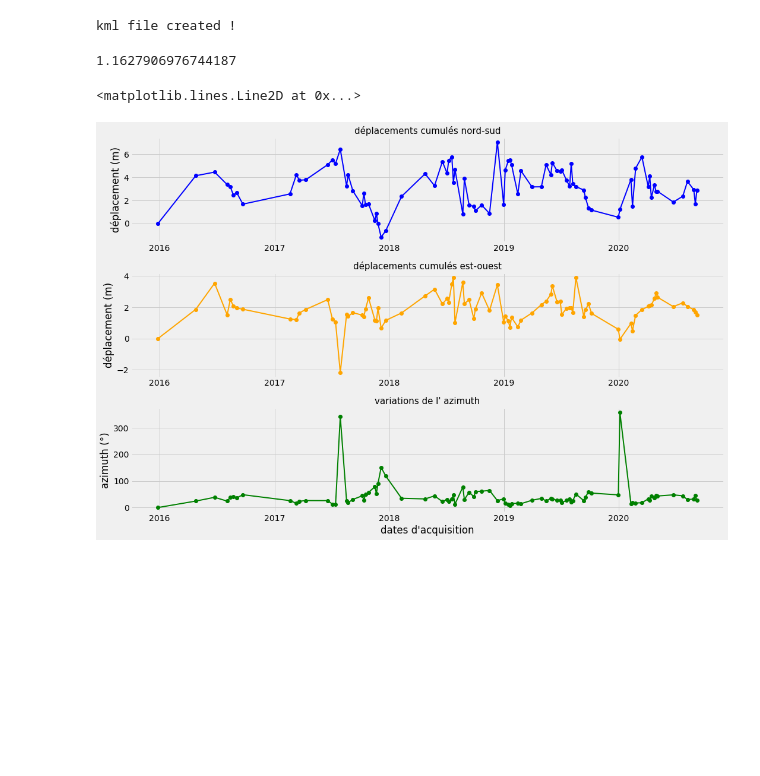
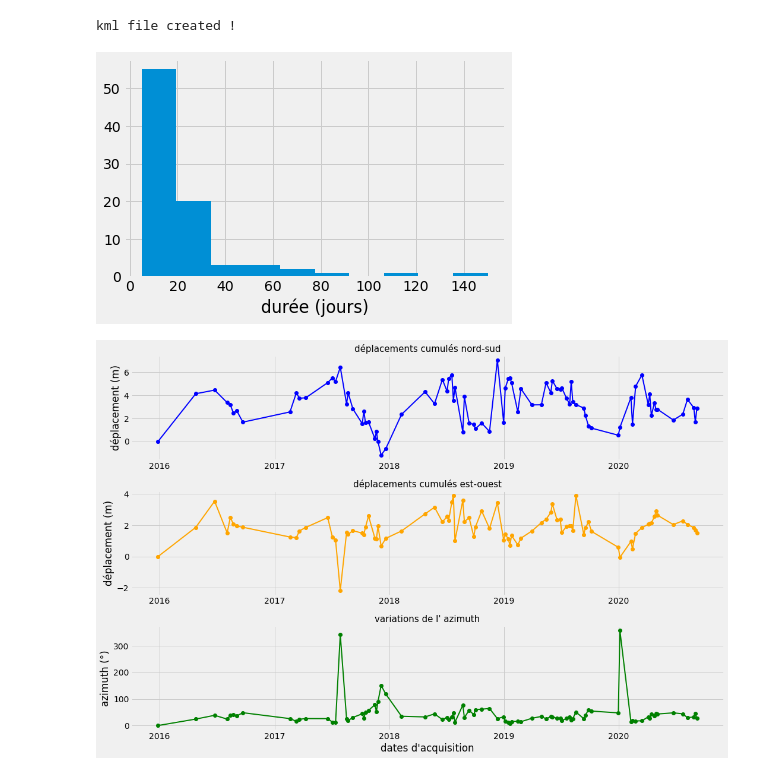
Before and after one commit to EddyVianney/Stage_master2_sdsc_eost, a Jupyter notebook: stage_master_version_2.ipynb, the cells around one changed output. Saved outputs shown, nothing was run; the diff lists cells and outputs as text; code cells hidden in the pictures; blank space fills up the shorter version.

Commit message:
new images for report

```diff
--- a/stage_master_version_2.ipynb
+++ b/stage_master_version_2.ipynb
@@ -952,29 +951,22 @@ clustering.cluster(min_cluster_size=50, min_samples=10, cluster_selection_epsilo
 clustering.generate_kml_file_all()
 # %% [output]
 kml file created !
-# %%
-n = 30546
-tol = 50
-plt.plot(data.pixels[n].azimuths.iloc[1:])
-azimuths = data.pixels[n].azimuths.iloc[1:].values.flatten()
-data.pixels[n].azimuths.mean().values[0]
-mnt_azimuth = data.get_value_from_azimuth_map(data.pixels[n].lat, data.pixels[n].lon)
-std = data.pixels[n].azimuths.std().values[0]
-mean = data.pixels[n].azimuths.mean().values[0]
-#print(mnt_azimuth)
-#print(std)
-print(100 * np.where((azimuths < mnt_azimuth + tol) & (azimuths > mnt_azimuth - tol))[0].shape[0] / azimuths.shape[0])
-#print(100 * np.where((azimuths < mean +  std) & (azimuths > mean - std/2))[0].shape[0] / azimuths.shape[0])
-#print(data.pixels[n].azimuths.kurtosis())
-plt.axhline(y=mnt_azimuth, color='red')
-
-# kurtosis
-# une valeur négative signifie que la distribution est plate
-# une valeur nulle que la distribution est gaussienne
-# une valeur positive implique que la distribution à un pic très resseré
-# %% [output]
-1.1627906976744187
-<matplotlib.lines.Line2D at 0x...>
+# %%
+def get_days_intv(dates):
+    days = []
+    for i in range(len(dates) - 1):
+        days.append(abs((dates[i] - dates[i + 1]).days ))
+    return days
+# %%
+days = get_days_intv(data.pixels[0].ns.index)
+# %%
+plt.hist(days)
+plt.xlabel('durée (jours)')
+plt.savefig('echantillonage.png')
+plt.tight_layout()
+plt.show()
+# %% [output]
+[figure, added]
 # %%
 #viz.plot_disp_ns_ew(Data.pixels[n].ns , Data.pixels[n].ew)
 Visualization().plot_disp_ns_ew(data.pixels[35000], 'periodical')
```
Also changed, not shown: parts of 5 cells of this notebook, 4 other files.
